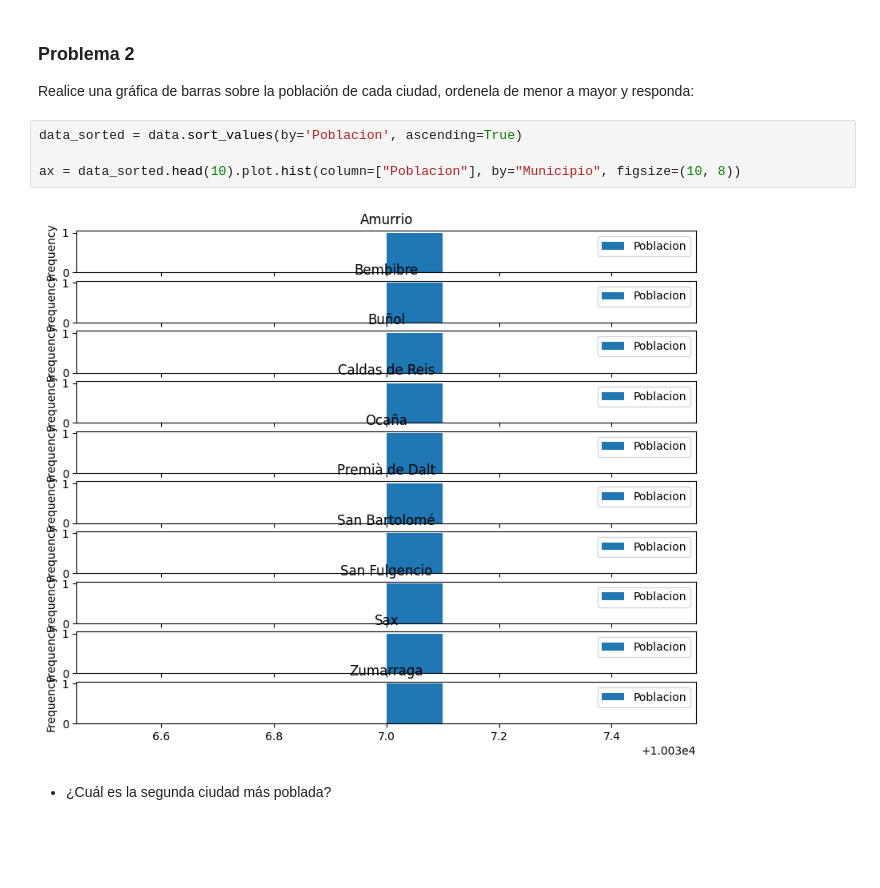
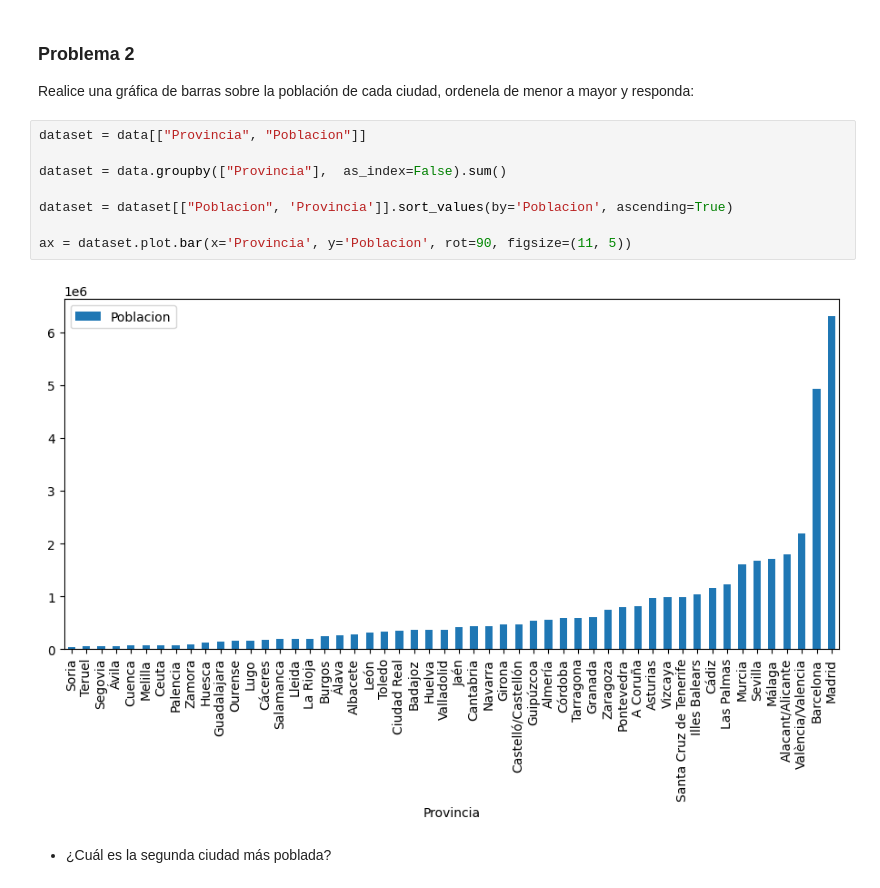
Before and after one commit to luisramilian95/data-science-ug, a Jupyter notebook: lab-3/laboratorio-3.ipynb, the cells around one changed output. Drawn from its saved outputs; the diff is of its cells as text; blank space fills up the shorter version.

Commit message:
ADD: Laboratorio 3 Histogramas

```diff
--- a/lab-3/laboratorio-3.ipynb
+++ b/lab-3/laboratorio-3.ipynb
@@ -169,12 +169,16 @@ Name: Municipio, Length: 62, dtype: object
 ### Problema 2
 
 Realice una gráfica de barras sobre la población de cada ciudad, ordenela de menor a mayor y responda:
-# %%
-data_sorted = data.sort_values(by='Poblacion', ascending=True)
-
-ax = data_sorted.head(10).plot.hist(column=["Poblacion"], by="Municipio", figsize=(10, 8))
-# %% [output]
-[figure, removed]
+# %%
+dataset = data[["Provincia", "Poblacion"]]
+
+dataset = data.groupby(["Provincia"],  as_index=False).sum()
+
+dataset = dataset[["Poblacion", 'Provincia']].sort_values(by='Poblacion', ascending=True)
+
+ax = dataset.plot.bar(x='Provincia', y='Poblacion', rot=90, figsize=(11, 5))
+# %% [output]
+[figure, added]
 # %% [markdown]
 
 -  ¿Cuál es la segunda ciudad más poblada?
```
Also changed, not shown: parts of 3 cells of this notebook.
